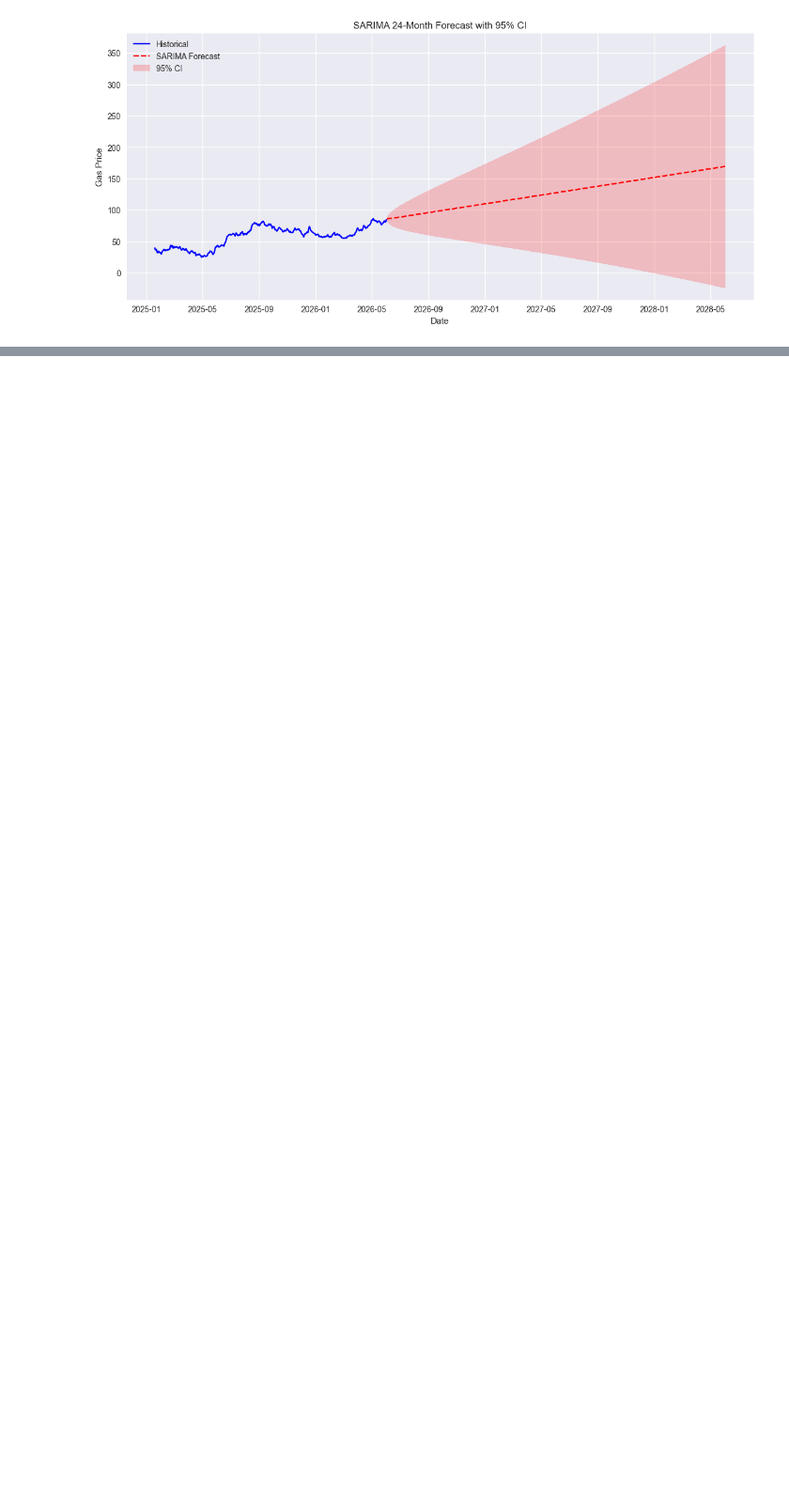
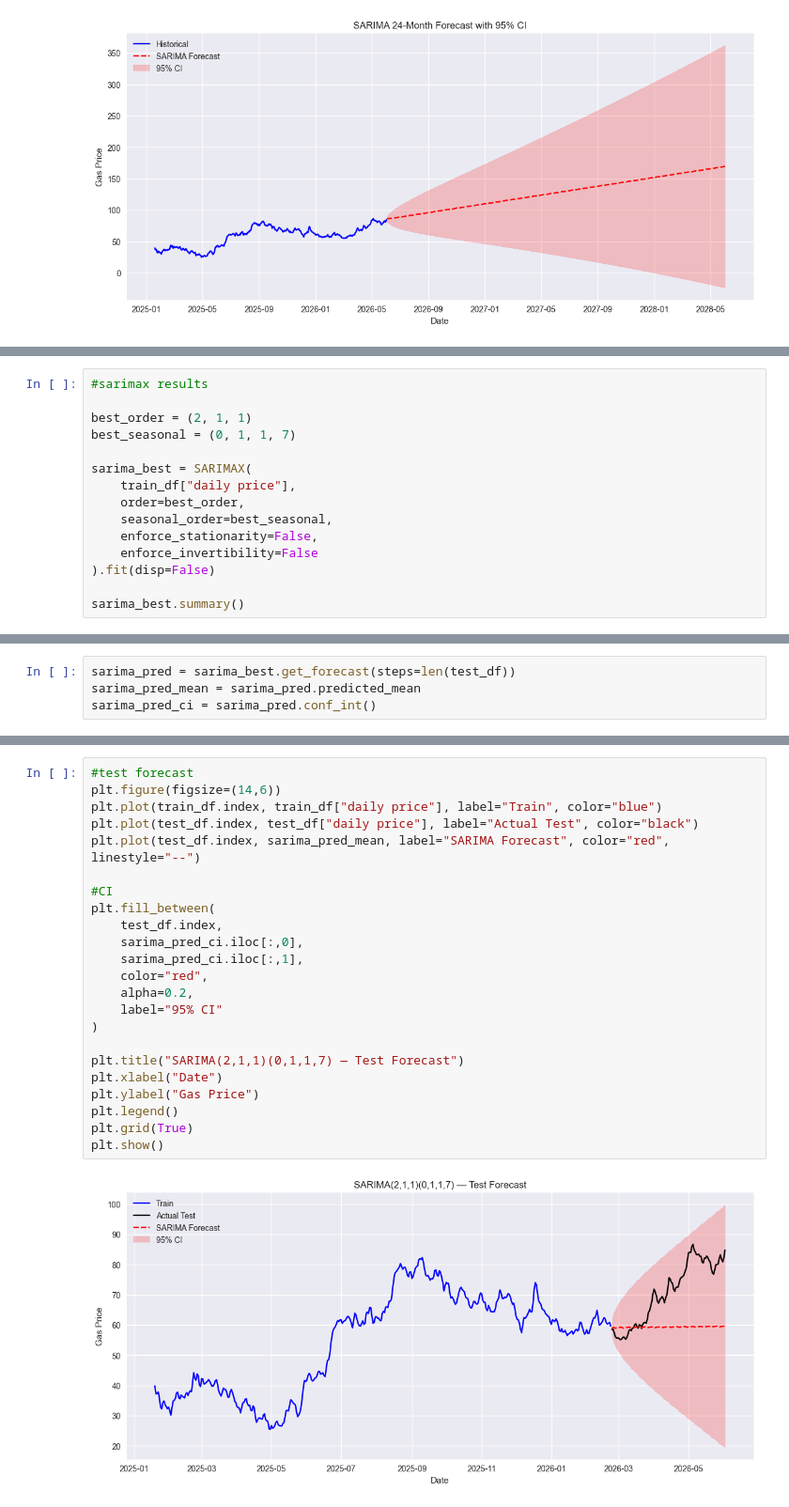
Before and after one commit to Revanth214214/gas_prices_forecasting, a Jupyter notebook: notebooks/04_sarimax.ipynb, the cells around one changed output, grey strips where cells are left out. Shown at 94% size. Cells and saved outputs as stored; diff of their text form; blank space fills up the shorter version.

```diff
--- a/notebooks/04_sarimax.ipynb
+++ b/notebooks/04_sarimax.ipynb
@@ -261,0 +306,15 @@ plot_sarima_future(df, sarima_future_forecast)
+# %%
+#sarimax results
+
+best_order = (2, 1, 1)
+best_seasonal = (0, 1, 1, 7)
+
+sarima_best = SARIMAX(
+    train_df["daily price"],
+    order=best_order,
+    seasonal_order=best_seasonal,
+    enforce_stationarity=False,
+    enforce_invertibility=False
+).fit(disp=False)
+
+sarima_best.summary()
@@ -261,0 +342,4 @@ plot_sarima_future(df, sarima_future_forecast)
+# %%
+sarima_pred = sarima_best.get_forecast(steps=len(test_df))
+sarima_pred_mean = sarima_pred.predicted_mean
+sarima_pred_ci = sarima_pred.conf_int()
@@ -261,0 +360,25 @@ plot_sarima_future(df, sarima_future_forecast)
+# %%
+#test forecast
+plt.figure(figsize=(14,6))
+plt.plot(train_df.index, train_df["daily price"], label="Train", color="blue")
+plt.plot(test_df.index, test_df["daily price"], label="Actual Test", color="black")
+plt.plot(test_df.index, sarima_pred_mean, label="SARIMA Forecast", color="red", linestyle="--")
+
+#CI
+plt.fill_between(
+    test_df.index,
+    sarima_pred_ci.iloc[:,0],
+    sarima_pred_ci.iloc[:,1],
+    color="red",
+    alpha=0.2,
+    label="95% CI"
+)
+
+plt.title("SARIMA(2,1,1)(0,1,1,7) — Test Forecast")
+plt.xlabel("Date")
+plt.ylabel("Gas Price")
+plt.legend()
+plt.grid(True)
+plt.show()
+# %% [output]
+[figure, added]
```
Also changed, not shown: parts of 11 cells of this notebook, 3 other files.
